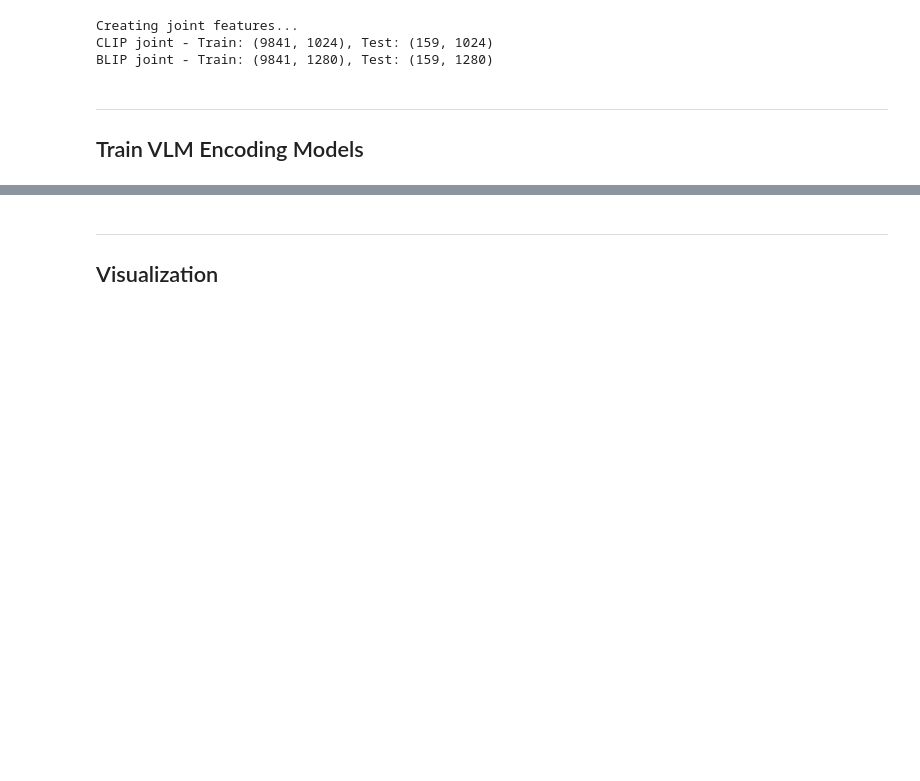
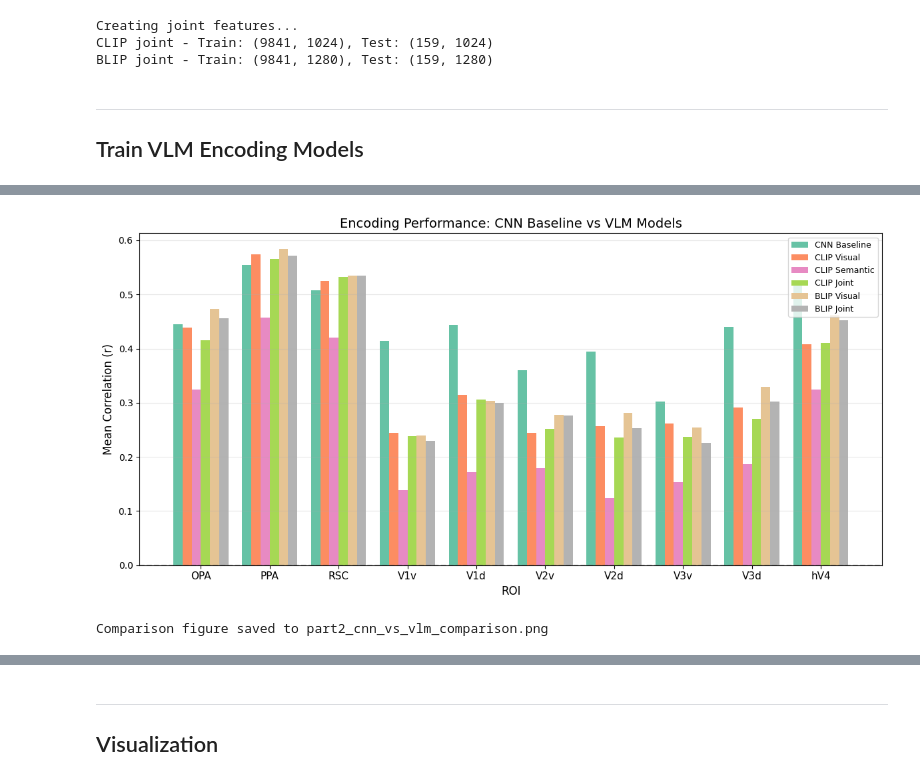
Before and after one commit to EvanBijoy/neuroai-visual-encoder, a Jupyter notebook: part2_vlm_encoding.ipynb, the cells around one changed output, grey strips where cells are left out. Drawn from its saved outputs; the diff is of its cells as text; code cells hidden in the pictures; blank space fills up the shorter version.

```diff
--- a/part2_vlm_encoding.ipynb
+++ b/part2_vlm_encoding.ipynb
@@ -384,3 +560,34 @@ RSC: Visual=0.5353, Joint=0.5352
+# %%
+# Visualization: CNN Baseline vs VLM comparison
+fig, ax = plt.subplots(figsize=(12, 6))
+
+x = np.arange(len(roi_names))
+n_models = len(cols)
+width = 0.8 / n_models
+
+colors = plt.cm.Set2(np.linspace(0, 1, n_models))
+
+for i, col in enumerate(cols):
+    vals = [comparison_data[roi][col] for roi in roi_names]
+    bars = ax.bar(x + i*width - (n_models-1)*width/2, vals, width, label=col, color=colors[i])
+
+ax.set_xlabel('ROI', fontsize=12)
+ax.set_ylabel('Mean Correlation (r)', fontsize=12)
+ax.set_title('Encoding Performance: CNN Baseline vs VLM Models', fontsize=14)
+ax.set_xticks(x)
+ax.set_xticklabels(roi_names, fontsize=11)
+ax.legend(loc='upper right', fontsize=9)
+ax.axhline(y=0, color='gray', linestyle='--', alpha=0.5)
+ax.grid(axis='y', alpha=0.3)
+
+plt.tight_layout()
+plt.savefig('part2_cnn_vs_vlm_comparison.png', dpi=150, bbox_inches='tight')
+plt.show()
+
+print("\nComparison figure saved to part2_cnn_vs_vlm_comparison.png")
+# %% [output]
+[figure, added]
+Comparison figure saved to part2_cnn_vs_vlm_comparison.png
 # %%
 # Prompt ablation on a subset (for efficiency)
 prompt_ablation_results = {}
```
Also changed, not shown: parts of 16 cells of this notebook, 9 other files.
